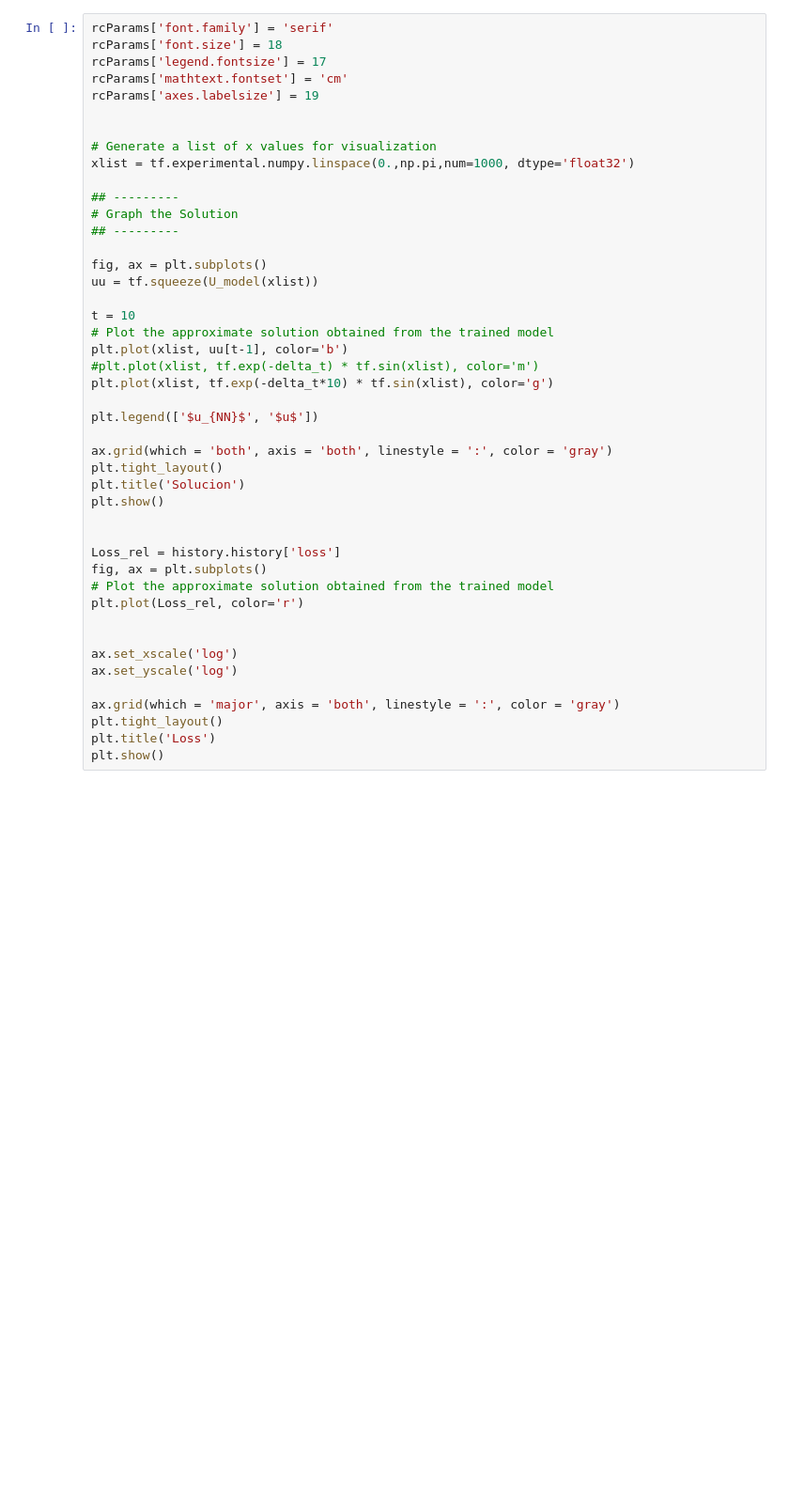
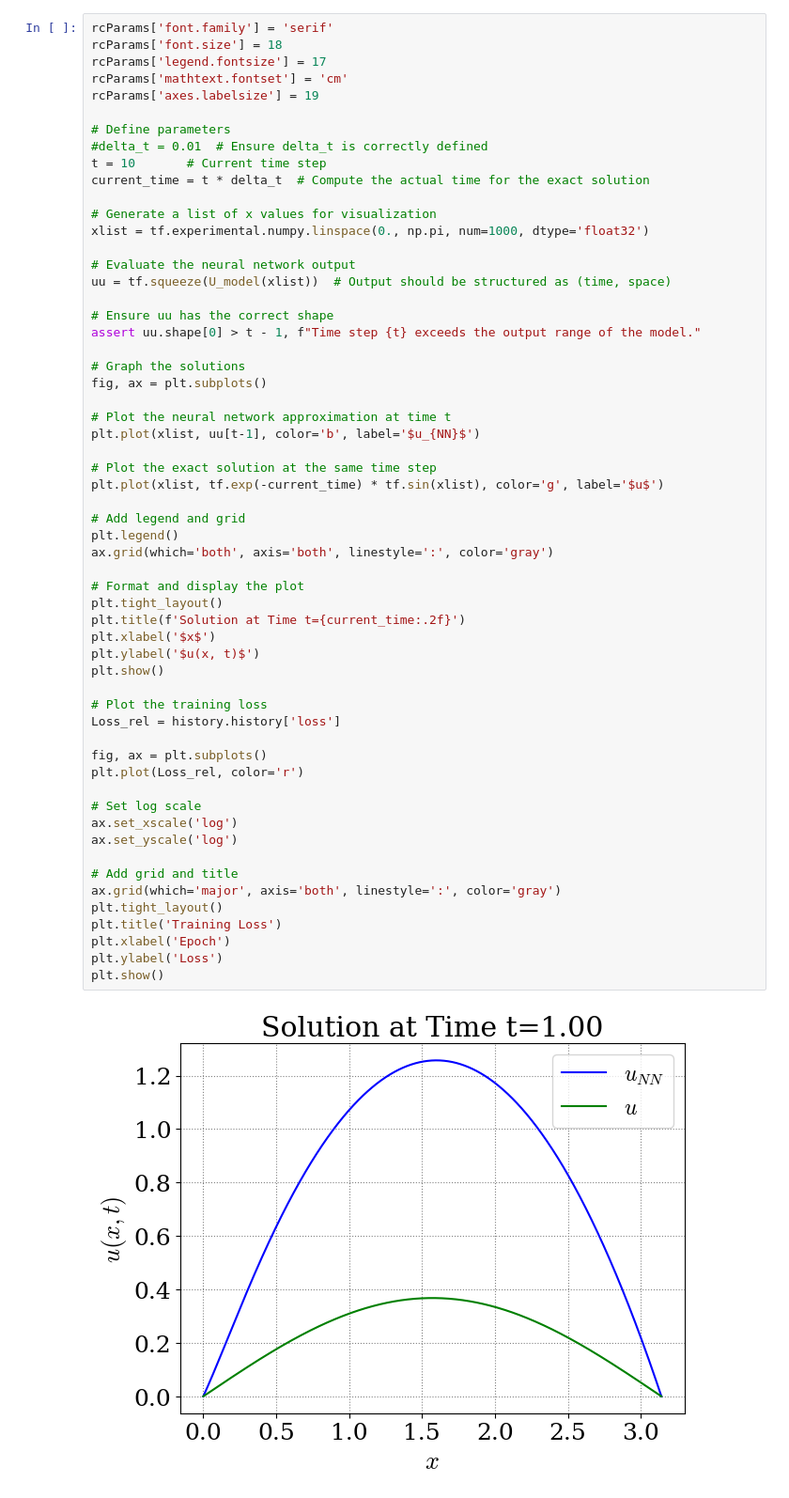
Before and after one commit to jodacostaca/PINN, a Jupyter notebook: parabolicRVPINNs.ipynb, the cells around one changed output. Shown at 94% size. Drawn from its saved outputs; the diff is of its cells as text; blank space fills up the shorter version.

```diff
--- a/parabolicRVPINNs.ipynb
+++ b/parabolicRVPINNs.ipynb
@@ -192,45 +201,60 @@ Epoch 1839/10000
 # %%
 rcParams['font.family'] = 'serif'
 rcParams['font.size'] = 18
 rcParams['legend.fontsize'] = 17
 rcParams['mathtext.fontset'] = 'cm'
 rcParams['axes.labelsize'] = 19
 
+# Define parameters
+#delta_t = 0.01  # Ensure delta_t is correctly defined
+t = 10       # Current time step
+current_time = t * delta_t  # Compute the actual time for the exact solution
 
 # Generate a list of x values for visualization
-xlist = tf.experimental.numpy.linspace(0.,np.pi,num=1000, dtype='float32')
+xlist = tf.experimental.numpy.linspace(0., np.pi, num=1000, dtype='float32')
 
-## ---------
-# Graph the Solution
-## ---------
+# Evaluate the neural network output
+uu = tf.squeeze(U_model(xlist))  # Output should be structured as (time, space)
+
+# Ensure uu has the correct shape
+assert uu.shape[0] > t - 1, f"Time step {t} exceeds the output range of the model."
+
+# Graph the solutions
+fig, ax = plt.subplots()
+
+# Plot the neural network approximation at time t
+plt.plot(xlist, uu[t-1], color='b', label='$u_{NN}$')
+
+# Plot the exact solution at the same time step
+plt.plot(xlist, tf.exp(-current_time) * tf.sin(xlist), color='g', label='$u$')
+
+# Add legend and grid
+plt.legend()
+ax.grid(which='both', axis='both', linestyle=':', color='gray')
+
+# Format and display the plot
+plt.tight_layout()
+plt.title(f'Solution at Time t={current_time:.2f}')
+plt.xlabel('$x$')
+plt.ylabel('$u(x, t)$')
+plt.show()
+
+# Plot the training loss
+Loss_rel = history.history['loss']
 
 fig, ax = plt.subplots()
-uu = tf.squeeze(U_model(xlist))
-
-t = 10
-# Plot the approximate solution obtained from the trained model
-plt.plot(xlist, uu[t-1], color='b')
-#plt.plot(xlist, tf.exp(-delta_t) * tf.sin(xlist), color='m')
-plt.plot(xlist, tf.exp(-delta_t*10) * tf.sin(xlist), color='g')
-
-plt.legend(['$u_{NN}$', '$u$'])
-
-ax.grid(which = 'both', axis = 'both', linestyle = ':', color = 'gray')
-plt.tight_layout()
-plt.title('Solucion')
-plt.show()
-
-
-Loss_rel = history.history['loss']
-fig, ax = plt.subplots()
-# Plot the approximate solution obtained from the trained model
 plt.plot(Loss_rel, color='r')
 
-
+# Set log scale
 ax.set_xscale('log')
 ax.set_yscale('log')
 
-ax.grid(which = 'major', axis = 'both', linestyle = ':', color = 'gray')
+# Add grid and title
+ax.grid(which='major', axis='both', linestyle=':', color='gray')
 plt.tight_layout()
-plt.title('Loss')
+plt.title('Training Loss')
+plt.xlabel('Epoch')
+plt.ylabel('Loss')
 plt.show()
+# %% [output]
+[figure, added]
```
Also changed, not shown: parts of 5 cells of this notebook, 51 other files.
